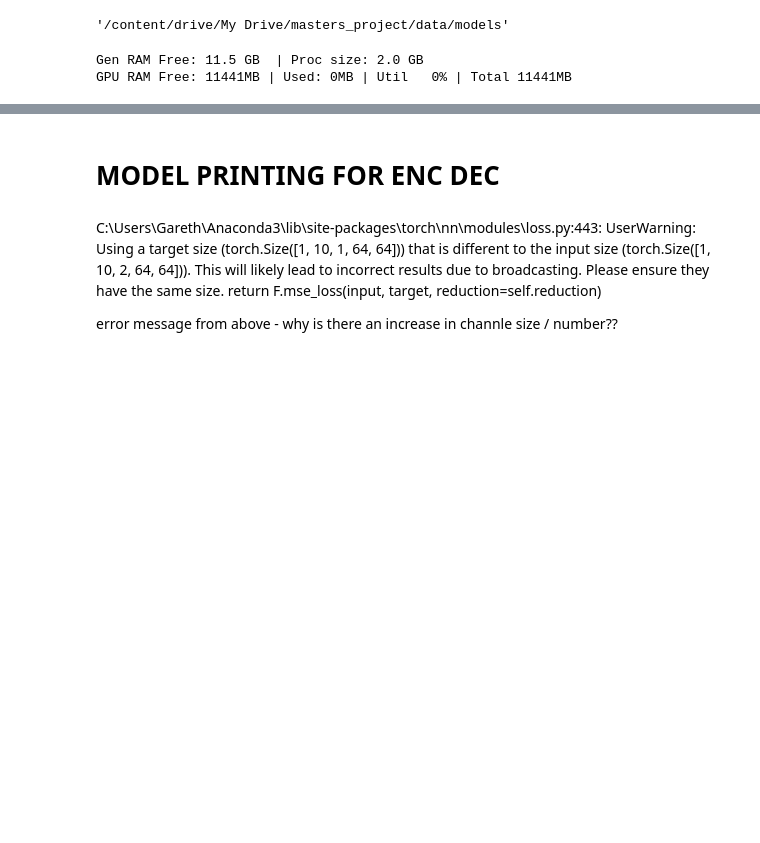
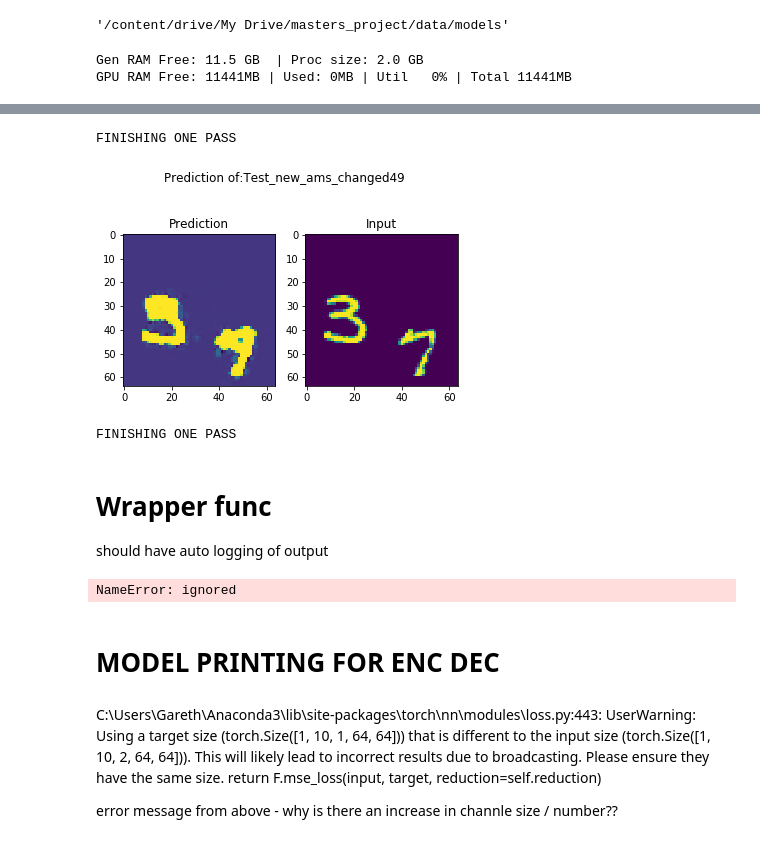
Before and after one commit to Garethlomax/acse-9-independent-research-project-Garethlomax, a Jupyter notebook: mastersproject.ipynb, the cells around one changed output, grey strips where cells are left out. Drawn from its saved outputs; the diff is of its cells as text; code cells hidden in the pictures; blank space fills up the shorter version.

```diff
--- a/mastersproject.ipynb
+++ b/mastersproject.ipynb
@@ -1445,7 +1477,7 @@ Gen RAM Free: 11.5 GB  | Proc size: 2.0 GB
 GPU RAM Free: 11441MB | Used: 0MB | Util   0% | Total 11441MB
 # %%
 # changed
-structure = np.array([[8,16,0,0,0],[0,16,8,4,1]])
+structure = np.array([[12,24,0,0,0],[0,24,12,6,1]])
 
 test_model = LSTMencdec_onestep(structure, 1, kernel_size = 3).to(device)
 print("seq length", test_model.decoder.seq_length)
@@ -1458,7 +1490,7 @@ print("seq length", test_model.decoder.seq_length)
 
 # train_main(test_model, 1, train, valid, epochs = 2, batch_size = 50)
 
-model, optimizer = train_main(test_model, 1, train, valid, epochs = 50, batch_size = 50)
+# model, optimizer = train_main(test_model, 1, train, valid, epochs = 50, batch_size = 50)
 
 
 # torch.save(optimizer.state_dict(), F"Finished_opt_bce.pth")
@@ -1488,4 +1515,4 @@ len([True, False, False])
 # %%
 test_model = LSTMencdec_onestep(structure, 1, kernel_size = 3).to(device)
-test_model.load_state_dict(torch.load(F"Test_comb_loss_learning41.pth"))
+test_model.load_state_dict(torch.load(F"Test_new_ams_changed49.pth"))
 test_model.eval()
@@ -1531,8 +1586,16 @@ def test_image_save(model, train_loader, name):
     fig.suptitle("Prediction of:" + name)
     fig.savefig(name + "comparison.pdf")
 # %%
-test_image_save(test_model, train_loader, "Test")
+test_image_save(test_model, train_loader, "Test_new_ams_changed49")
+# %% [output]
+FINISHING ONE PASS
+[figure, added]
 # %%
 with torch.no_grad():
 #     x = test_model(torch.unsqueeze(train[0][0], 0).cuda())
     x = test_model(a.cuda())
+# %% [output]
+FINISHING ONE PASS
+# %% [markdown]
+# Wrapper func
+should have auto logging of output
@@ -1538,0 +1681,6 @@ with torch.no_grad():
+# %%
+b = nn.MSELoss()
+
+wrapper("testwrapper", test_adam, structure, b, lr = 0.001)
+# %% [output]
+NameError: ignored
```
Also changed, not shown: parts of 17 cells of this notebook.
